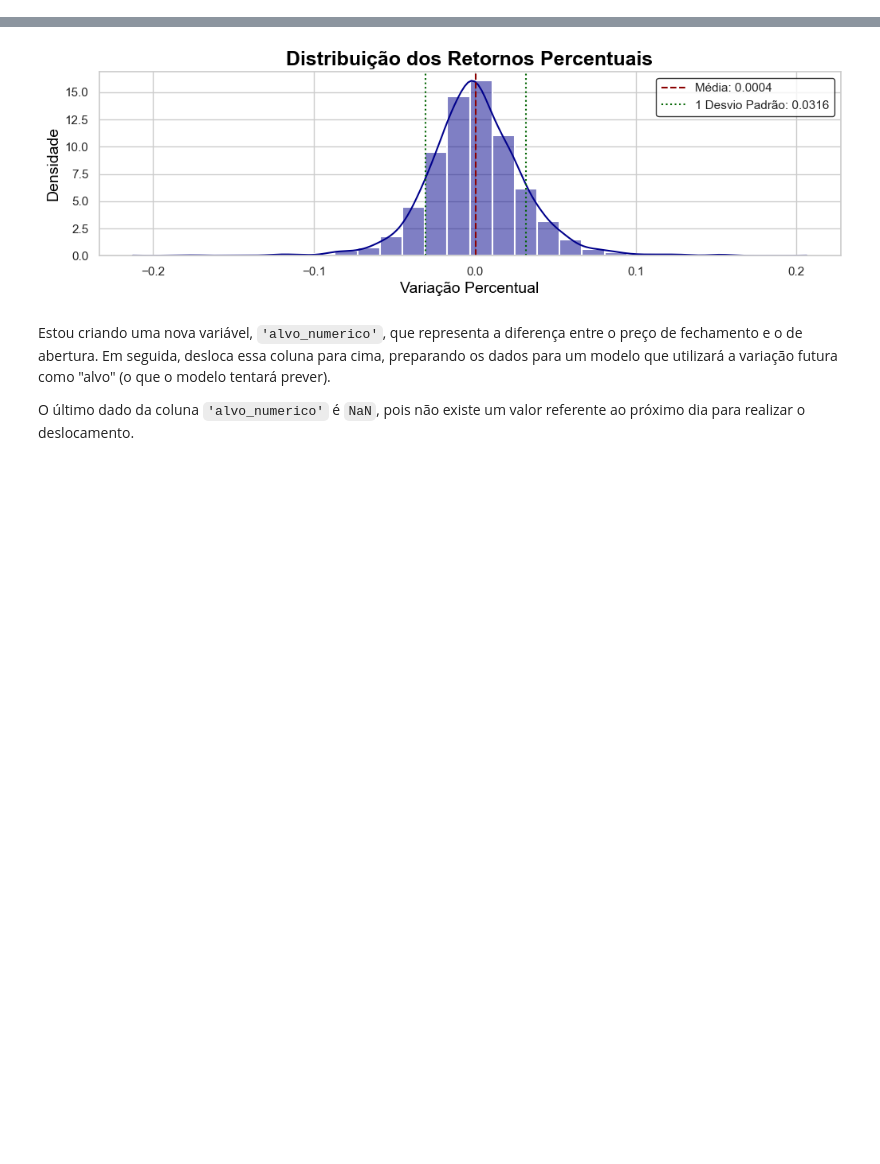
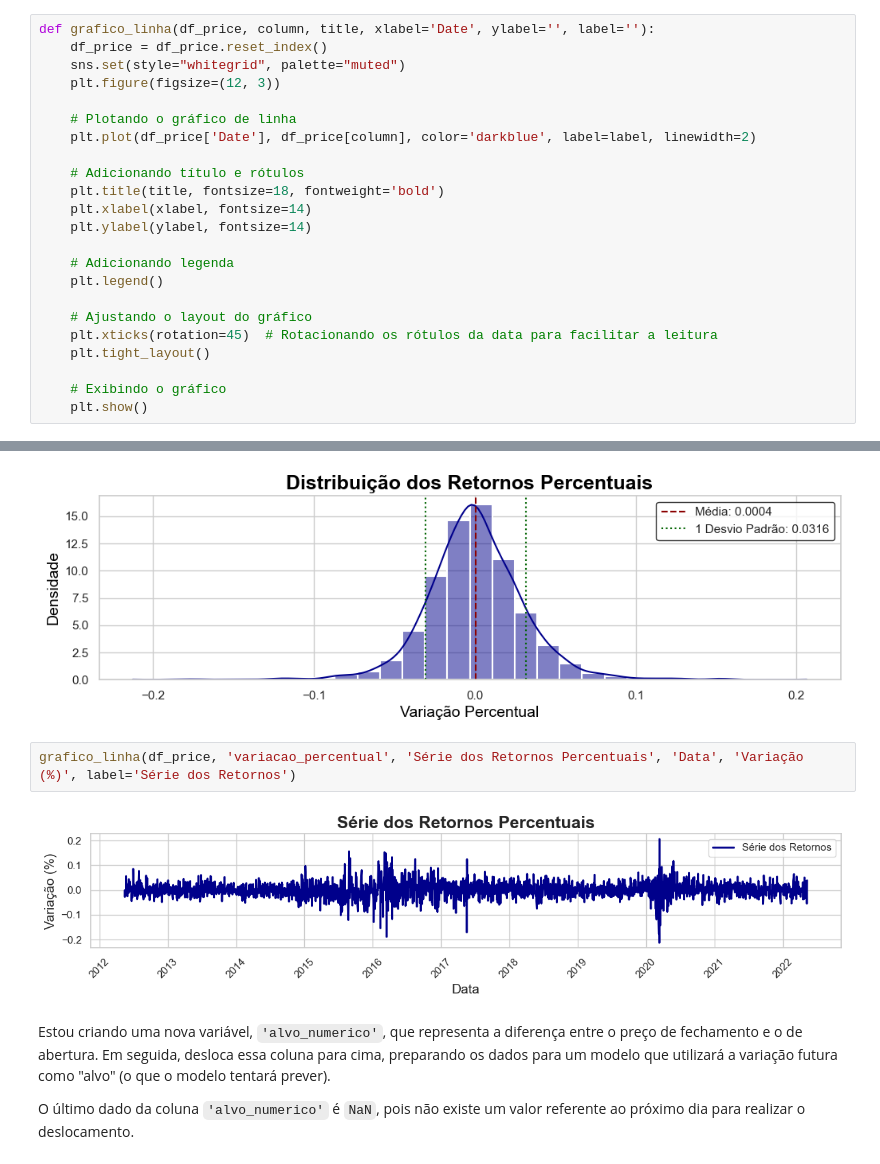
Before and after one commit to rianlucascs/predicao-dados-binarios, a Jupyter notebook: notebooks.ipynb, the cells around one changed output, grey strips where cells are left out. Cells and saved outputs as stored; diff of their text form; blank space fills up the shorter version.

```diff
--- a/notebooks.ipynb
+++ b/notebooks.ipynb
@@ -33,6 +31,29 @@ def grafico_KDE(df_price, column, title, xlabel):
 
     # Exibindo o gráfico
     plt.show()
+# %%
+def grafico_linha(df_price, column, title, xlabel='Date', ylabel='', label=''):
+    df_price = df_price.reset_index()
+    sns.set(style="whitegrid", palette="muted")
+    plt.figure(figsize=(12, 3))
+
+    # Plotando o gráfico de linha
+    plt.plot(df_price['Date'], df_price[column], color='darkblue', label=label, linewidth=2)
+
+    # Adicionando título e rótulos
+    plt.title(title, fontsize=18, fontweight='bold')
+    plt.xlabel(xlabel, fontsize=14)
+    plt.ylabel(ylabel, fontsize=14)
+
+    # Adicionando legenda
+    plt.legend()
+
+    # Ajustando o layout do gráfico
+    plt.xticks(rotation=45)  # Rotacionando os rótulos da data para facilitar a leitura
+    plt.tight_layout()
+
+    # Exibindo o gráfico
+    plt.show()
 # %% [markdown]
 # PREDIÇÃO DE DADOS BINÁRIOS
 
@@ -69,6 +90,10 @@ df_price.tail(2)
 grafico_KDE(df_price, 'variacao_percentual', title='Distribuição dos Retornos Percentuais', xlabel='Variação Percentual')
 # %% [output]
 [figure]
+# %%
+grafico_linha(df_price, 'variacao_percentual', 'Série dos Retornos Percentuais', 'Data', 'Variação (%)', label='Série dos Retornos')
+# %% [output]
+[figure, added]
 # %% [markdown]
 Estou criando uma nova variável, `'alvo_numerico'`, que representa a diferença entre o preço de fechamento e o de abertura. Em seguida, desloca essa coluna para cima, preparando os dados para um modelo que utilizará a variação futura como "alvo" (o que o modelo tentará prever).
 
```
Also changed, not shown: parts of 14 cells of this notebook.
